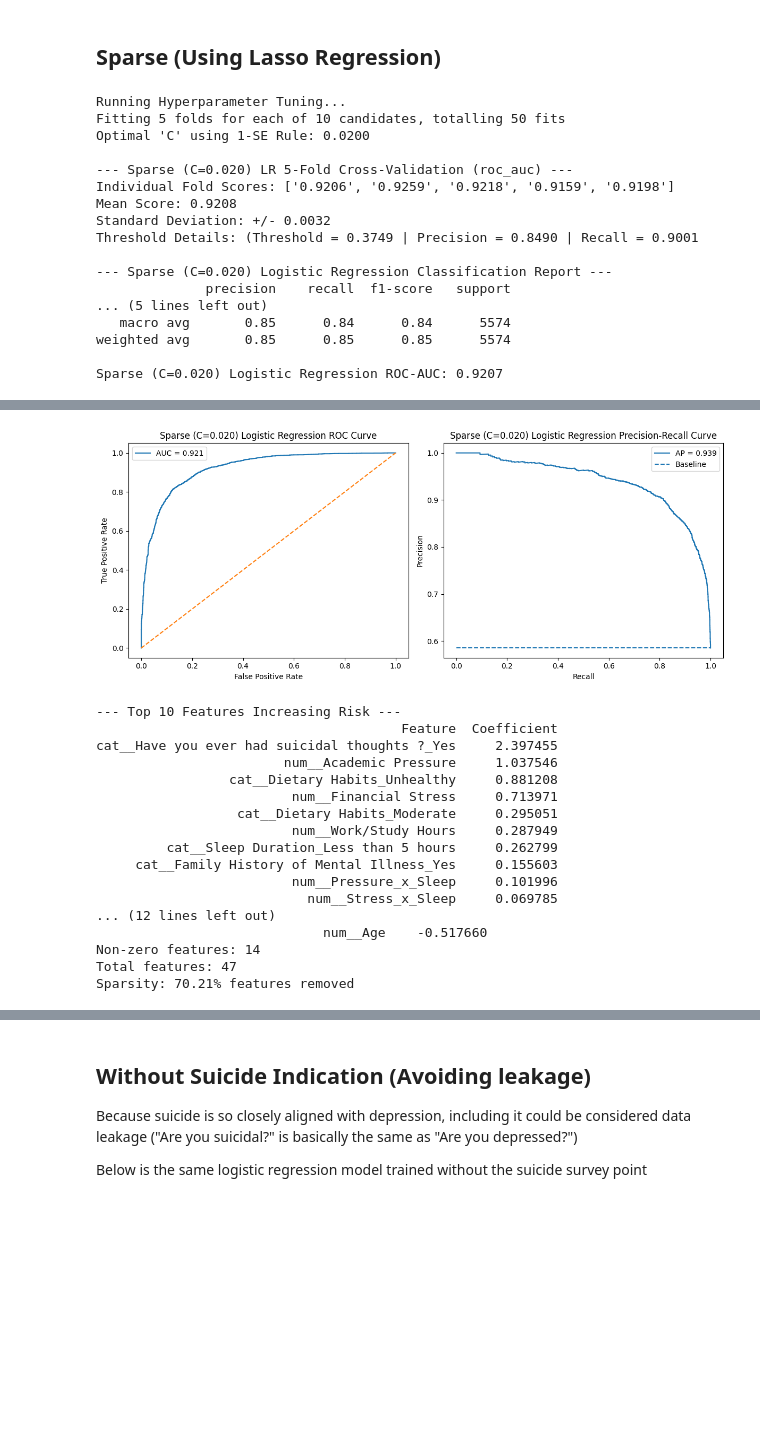
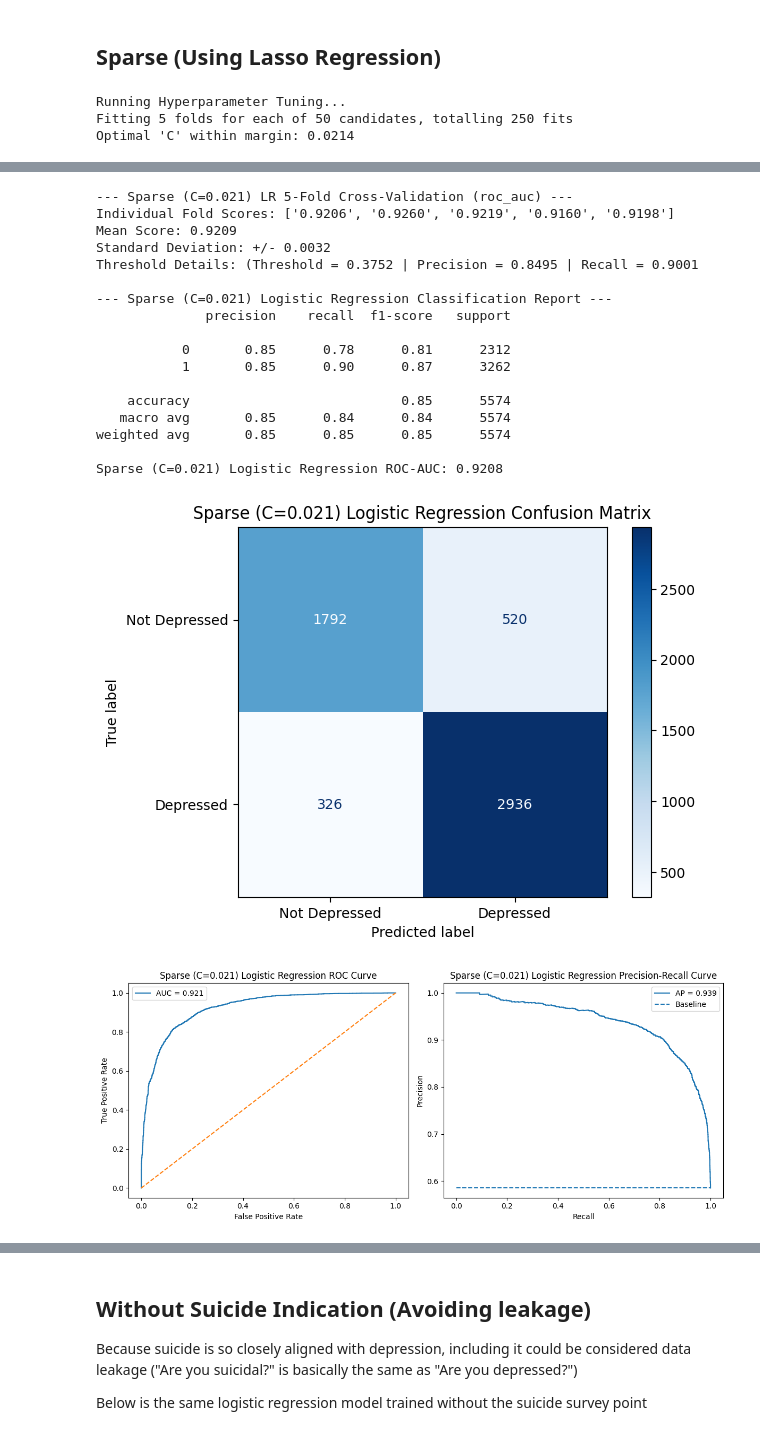
Before and after one commit to Cole2R/STAT-4210-Final-Project, a Jupyter notebook: main.ipynb, the cells around one changed output, grey strips where cells are left out. Cells and saved outputs as stored; diff of their text form; code cells hidden in the pictures; blank space fills up the shorter version.

Commit message:
After discussion in class, added plots to show selection of tuned lasso parameter

```diff
--- a/main.ipynb
+++ b/main.ipynb
@@ -347,7 +427,7 @@ if TUNE_C:
 
     # Test all values of C using 5-fold cross validation (ROC-AUC) to evaluate
     hyper_parameter_grid = {
-        'C': np.linspace(0.01, 0.1, 10)
+        'C': np.linspace(0.001, 0.5, 50)
     }
     grid_search = GridSearchCV(
         estimator=base_log_reg,
@@ -371,7 +451,8 @@ if TUNE_C:
     # Choose the simplest model within the acceptable threshold
     good_models = results[results["mean_test_score"] >= acceptable_threshold]
     optimal_C = good_models['param_C'].astype(float).min()
-    print(f"Optimal 'C' using 1-SE Rule: {optimal_C:.4f}")
+    print(f"Optimal 'C' within margin: {optimal_C:.4f}")
+    plot_gridsearch_param(grid_search, "C", selected_value=optimal_C, use_log_scale=False)
 else:
     # If tuning is disabled, use this value from my previous testing
     optimal_C = 0.02
@@ -405,19 +486,5 @@ show_feature_importance(log_reg_sparse, preprocessor)
 evaluate_sparsity(log_reg_sparse)
 # %% [output]
 Running Hyperparameter Tuning...
-Fitting 5 folds for each of 10 candidates, totalling 50 fits
-Optimal 'C' using 1-SE Rule: 0.0200
-
---- Sparse (C=0.020) LR 5-Fold Cross-Validation (roc_auc) ---
-Individual Fold Scores: ['0.9206', '0.9259', '0.9218', '0.9159', '0.9198']
-Mean Score: 0.9208
-Standard Deviation: +/- 0.0032
-Threshold Details: (Threshold = 0.3749 | Precision = 0.8490 | Recall = 0.9001
-
---- Sparse (C=0.020) Logistic Regression Classification Report ---
-              precision    recall  f1-score   support
-... (5 lines left out)
-   macro avg       0.85      0.84      0.84      5574
-weighted avg       0.85      0.85      0.85      5574
-
-Sparse (C=0.020) Logistic Regression ROC-AUC: 0.9207
+Fitting 5 folds for each of 50 candidates, totalling 250 fits
+Optimal 'C' within margin: 0.0214
@@ -425,18 +492,19 @@ Sparse (C=0.020) Logistic Regression ROC-AUC: 0.9207
+--- Sparse (C=0.021) LR 5-Fold Cross-Validation (roc_auc) ---
+Individual Fold Scores: ['0.9206', '0.9260', '0.9219', '0.9160', '0.9198']
+Mean Score: 0.9209
+Standard Deviation: +/- 0.0032
+Threshold Details: (Threshold = 0.3752 | Precision = 0.8495 | Recall = 0.9001
+
+--- Sparse (C=0.021) Logistic Regression Classification Report ---
+              precision    recall  f1-score   support
+
+           0       0.85      0.78      0.81      2312
+           1       0.85      0.90      0.87      3262
+
+    accuracy                           0.85      5574
+   macro avg       0.85      0.84      0.84      5574
+weighted avg       0.85      0.85      0.85      5574
+
+Sparse (C=0.021) Logistic Regression ROC-AUC: 0.9208
-[figure, old version]
+[figure, new version]
---- Top 10 Features Increasing Risk ---
-                                       Feature  Coefficient
-cat__Have you ever had suicidal thoughts ?_Yes     2.397455
-                        num__Academic Pressure     1.037546
-                 cat__Dietary Habits_Unhealthy     0.881208
-                         num__Financial Stress     0.713971
-                  cat__Dietary Habits_Moderate     0.295051
-                         num__Work/Study Hours     0.287949
-         cat__Sleep Duration_Less than 5 hours     0.262799
-     cat__Family History of Mental Illness_Yes     0.155603
-                         num__Pressure_x_Sleep     0.101996
-                           num__Stress_x_Sleep     0.069785
-... (12 lines left out)
-                             num__Age    -0.517660
-Non-zero features: 14
-Total features: 47
-Sparsity: 70.21% features removed
+[figure, added]
```
Also changed, not shown: parts of 4 cells of this notebook.
